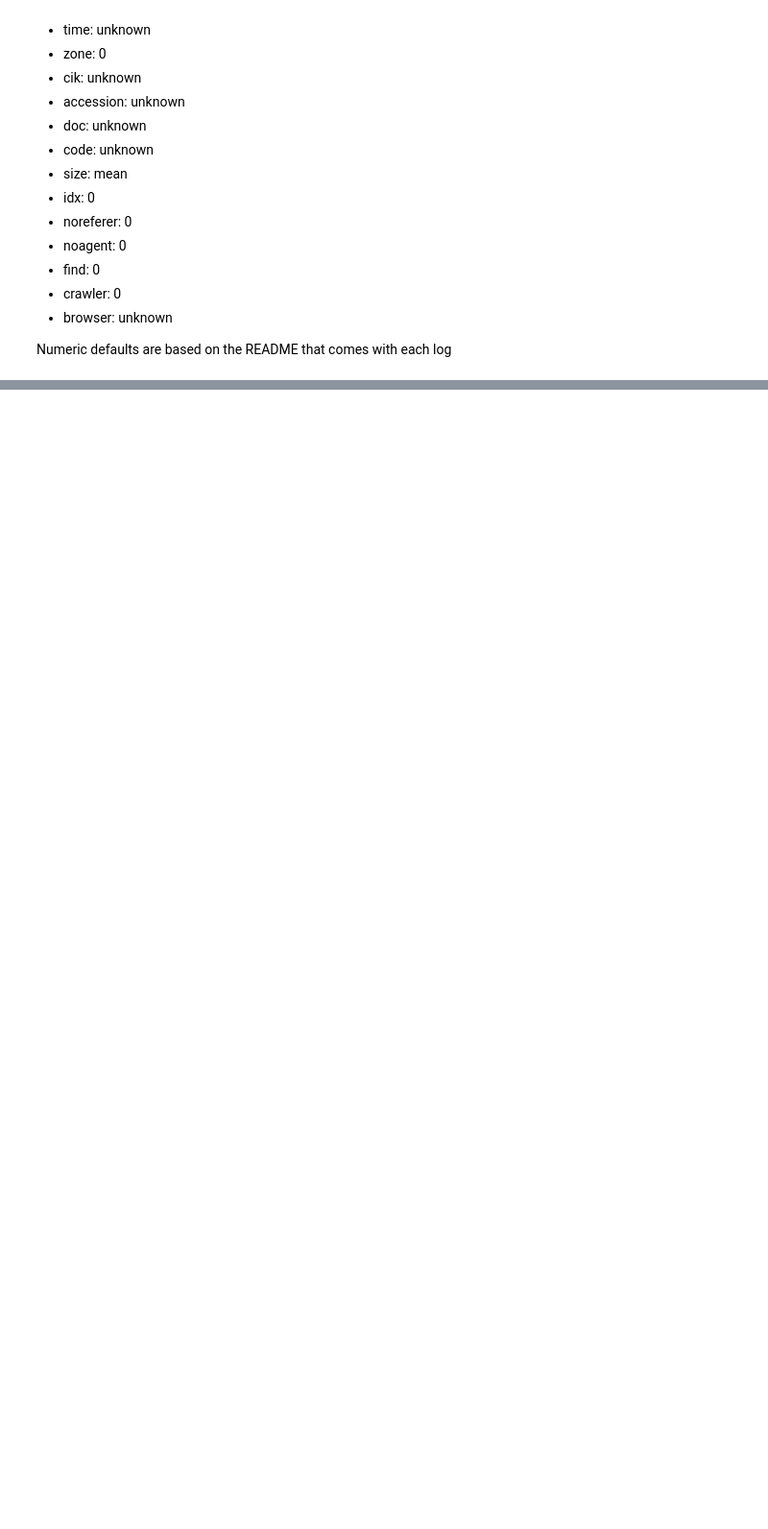
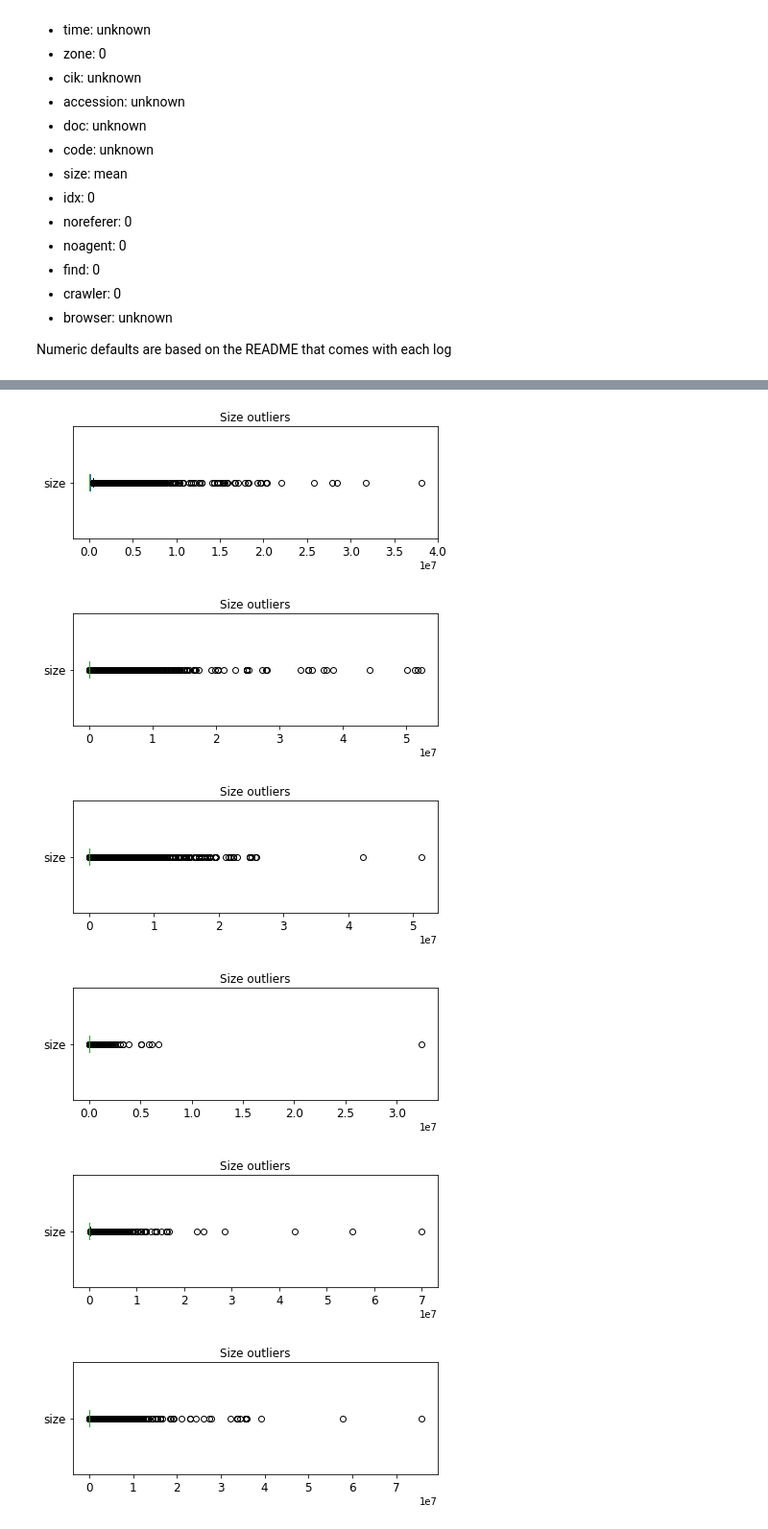
Before and after one commit to erstrong/INFO-7390-ADS-Fall-17-TeamNo., a Jupyter notebook: Assignment 1/Problem 2/Problem 2.ipynb, the cells around one changed output, grey strips where cells are left out. Shown at 96% size. Saved outputs shown, nothing was run; the diff lists cells and outputs as text; code cells hidden in the pictures; blank space fills up the shorter version.

```diff
--- a/Assignment 1/Problem 2/Problem 2.ipynb
+++ b/Assignment 1/Problem 2/Problem 2.ipynb
@@ -91,0 +161,8 @@ for i in range(0,len(dataframe_collection)):
+# %%
+topFrequencyOfCIK=[]
+for x in range(0,len(dataframe_collection)):
+    c=list(dataframe_collection[x]['cik'].astype(int).astype(str))
+    data=pd.DataFrame({'Cik':c})
+    frequencyOfCik=data['Cik'].value_counts()
+    freq=pd.DataFrame({'Frequency':frequencyOfCik})
+    topFrequencyOfCIK.append(freq[:5])
@@ -131,4 +172,0 @@ For each log file:
-# %%
-for i in range(0,len(dataframe_collection)):
-    df=dataframe_collection[i]
-    full_logs=pd.concat([full_logs,df])
@@ -155,0 +173,20 @@ full_logs
+# %%
+dfsize=[]
+for x in range(0,len(dataframe_collection)):
+    dfsize.append(dataframe_collection[x]['size'])
+    dfsize[x]=pd.DataFrame(dfsize[x])
+# %%
+figSize, axSize = plt.subplots(nrows=6, ncols=2)
+for i in range(0,len(dfsize)):
+    plt.close('all')
+    plt.subplot(6,2,i+1)
+    axSize=dfsize[i]['size'].plot(kind='box',title ="Size outliers",figsize=(15, 15), legend=True,fontsize=12,vert=False)
+    figSize = axSize.get_figure()
+    plt.show()
+# %% [output]
+[figure, added]
+[figure, added]
+[figure, added]
+[figure, added]
+[figure, added]
+[figure, added]
```
Also changed, not shown: parts of 18 cells of this notebook, 3 other files.
